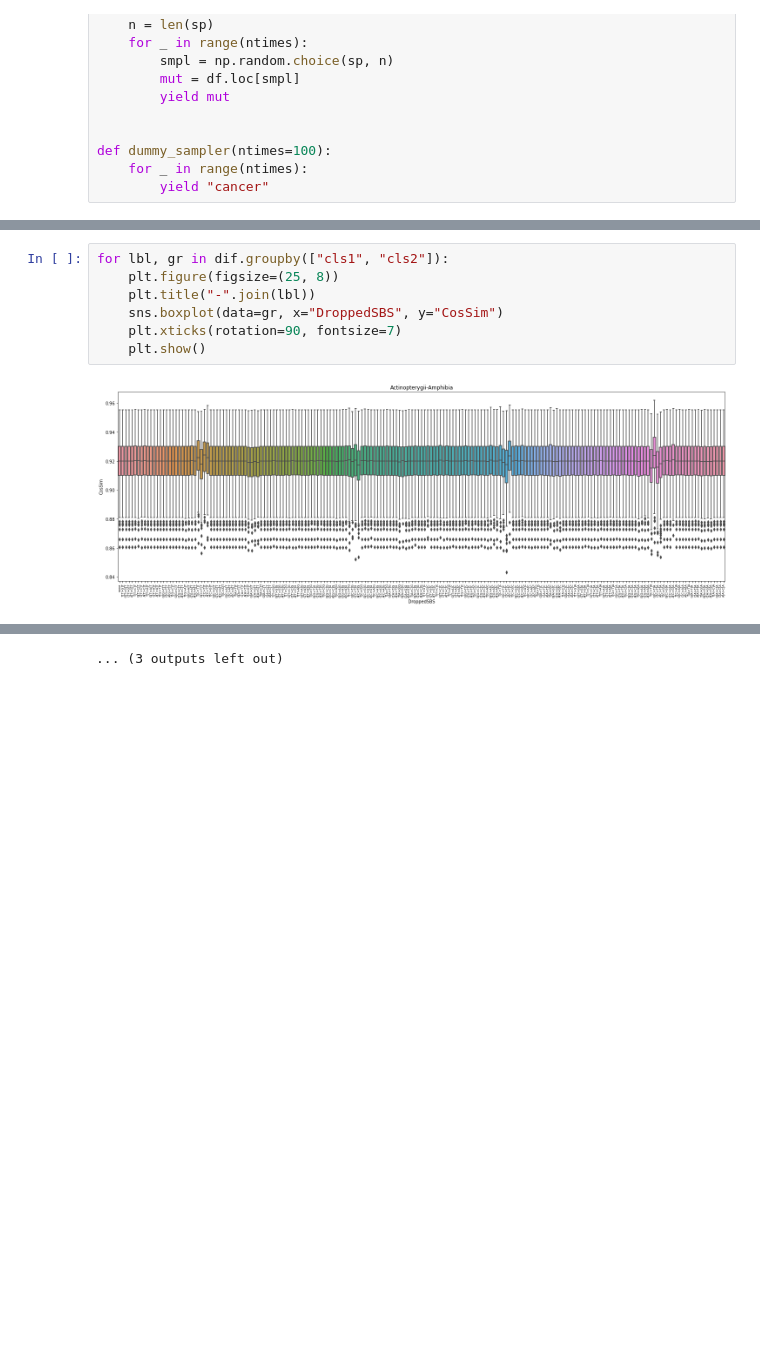
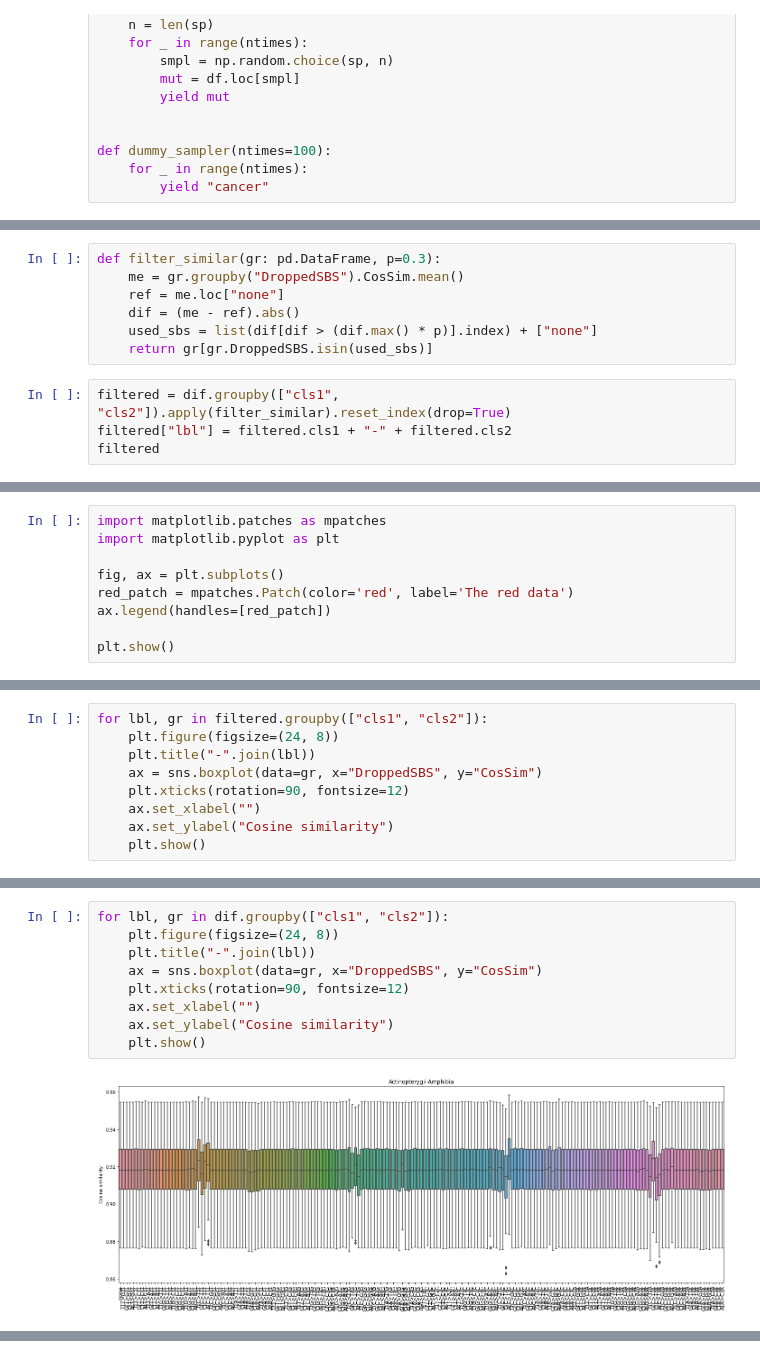
Before and after one commit to mitoclub/mtdna-192component-mutspec-chordata, a Jupyter notebook: scripts/jackknife.ipynb, the cells around one changed output, grey strips where cells are left out. Saved outputs shown, nothing was run; the diff lists cells and outputs as text; blank space fills up the shorter version.

```diff
--- a/scripts/jackknife.ipynb
+++ b/scripts/jackknife.ipynb
@@ -185,0 +191,11 @@ dif
+# %%
+def filter_similar(gr: pd.DataFrame, p=0.3):
+    me = gr.groupby("DroppedSBS").CosSim.mean()
+    ref = me.loc["none"]
+    dif = (me - ref).abs()
+    used_sbs = list(dif[dif > (dif.max() * p)].index) + ["none"]
+    return gr[gr.DroppedSBS.isin(used_sbs)]
+# %%
+filtered = dif.groupby(["cls1", "cls2"]).apply(filter_similar).reset_index(drop=True)
+filtered["lbl"] = filtered.cls1 + "-" + filtered.cls2
+filtered
@@ -185,0 +222,9 @@ dif
+# %%
+import matplotlib.patches as mpatches
+import matplotlib.pyplot as plt
+
+fig, ax = plt.subplots()
+red_patch = mpatches.Patch(color='red', label='The red data')
+ax.legend(handles=[red_patch])
+
+plt.show()
@@ -185,0 +246,9 @@ dif
+# %%
+for lbl, gr in filtered.groupby(["cls1", "cls2"]):
+    plt.figure(figsize=(24, 8))
+    plt.title("-".join(lbl))
+    ax = sns.boxplot(data=gr, x="DroppedSBS", y="CosSim")
+    plt.xticks(rotation=90, fontsize=12)
+    ax.set_xlabel("")
+    ax.set_ylabel("Cosine similarity")
+    plt.show()
@@ -186,9 +270,11 @@ dif
 # %%
 for lbl, gr in dif.groupby(["cls1", "cls2"]):
-    plt.figure(figsize=(25, 8))
+    plt.figure(figsize=(24, 8))
     plt.title("-".join(lbl))
-    sns.boxplot(data=gr, x="DroppedSBS", y="CosSim")
-    plt.xticks(rotation=90, fontsize=7)
+    ax = sns.boxplot(data=gr, x="DroppedSBS", y="CosSim")
+    plt.xticks(rotation=90, fontsize=12)
+    ax.set_xlabel("")
+    ax.set_ylabel("Cosine similarity")
     plt.show()
 # %% [output]
-[figure, old version]
+[figure, new version]
@@ -206 +291,0 @@ for lbl, gr in dif.groupby(["cls1", "cls2"]):
-... (3 outputs left out)
```
Also changed, not shown: parts of 11 cells of this notebook, 1 other file.
